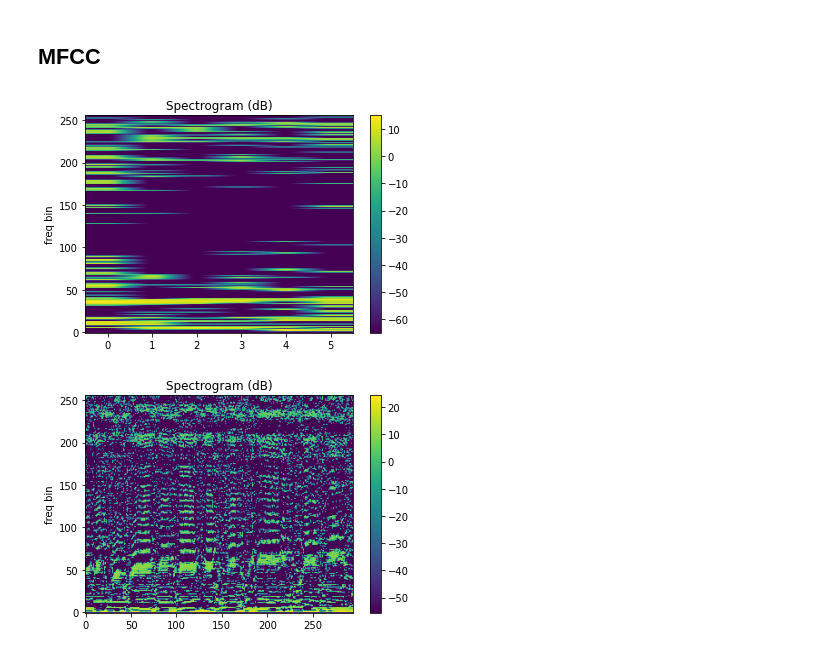
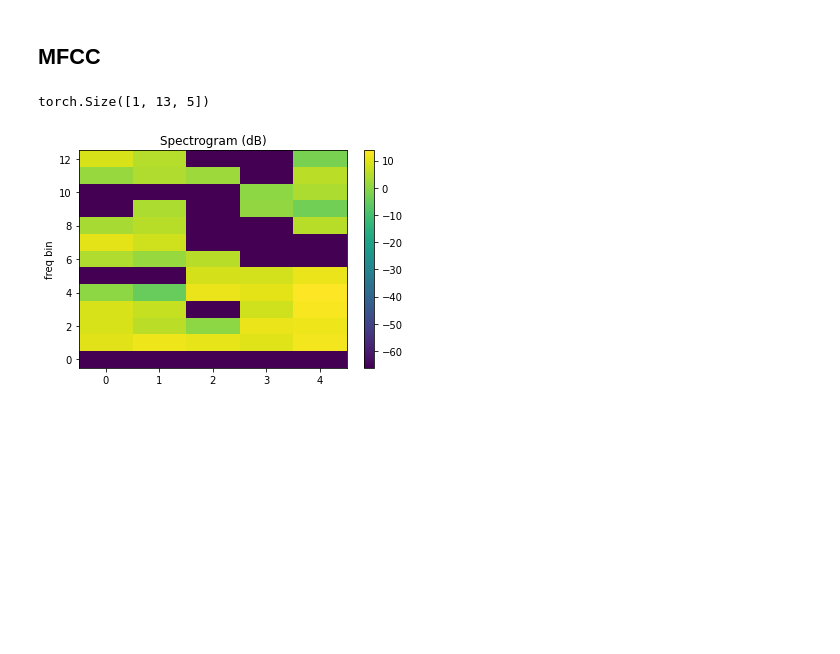
Before and after one commit to crazy-historian/runtime_speech_recognition, a Jupyter notebook: sandbox/explatory_data.ipynb, the cells around one changed output. Drawn from its saved outputs; the diff is of its cells as text; code cells hidden in the pictures; blank space fills up the shorter version.

Commit message:
added a few notebooks with specific pipelines; modified the dataset wrapping; added files with implementation of vgg16 and resnet

```diff
--- a/sandbox/explatory_data.ipynb
+++ b/sandbox/explatory_data.ipynb
@@ -125,3 +111,6 @@ torch.Size([1, 151024])
+# %%
+timit_waveform = timit_dataset_train[0].data
+sample_rate = timit_dataset_train[0].sample_width
 # %% [markdown]
 ## Melspectrogram
 # %%
@@ -178,27 +157,25 @@ torch.Size([513, 295])
 ## MFCC
 # %%
 
-n_fft = 2048
+n_fft = 1024
 win_length = None
 hop_length = 512
-n_mels = 256
-n_mfcc = 256
+n_mels = 128
+n_mfcc = 13
 
 mfcc_transform = T.MFCC(
     sample_rate=sample_rate,
     n_mfcc=n_mfcc,
     melkwargs={
       'n_fft': n_fft,
       'n_mels': n_mels,
       'hop_length': hop_length,
     }
 )
 
 mfcc = mfcc_transform(timit_waveform)
+print(mfcc.shape)
 plot_spectrogram(mfcc[0])
-
-mfcc = mfcc_transform(waveform)
-plot_spectrogram(mfcc[0])
 # %% [output]
+torch.Size([1, 13, 5])
-[figure, old version]
+[figure, new version]
-[figure, removed]
```
Also changed, not shown: parts of 8 cells of this notebook, 7 other files.
